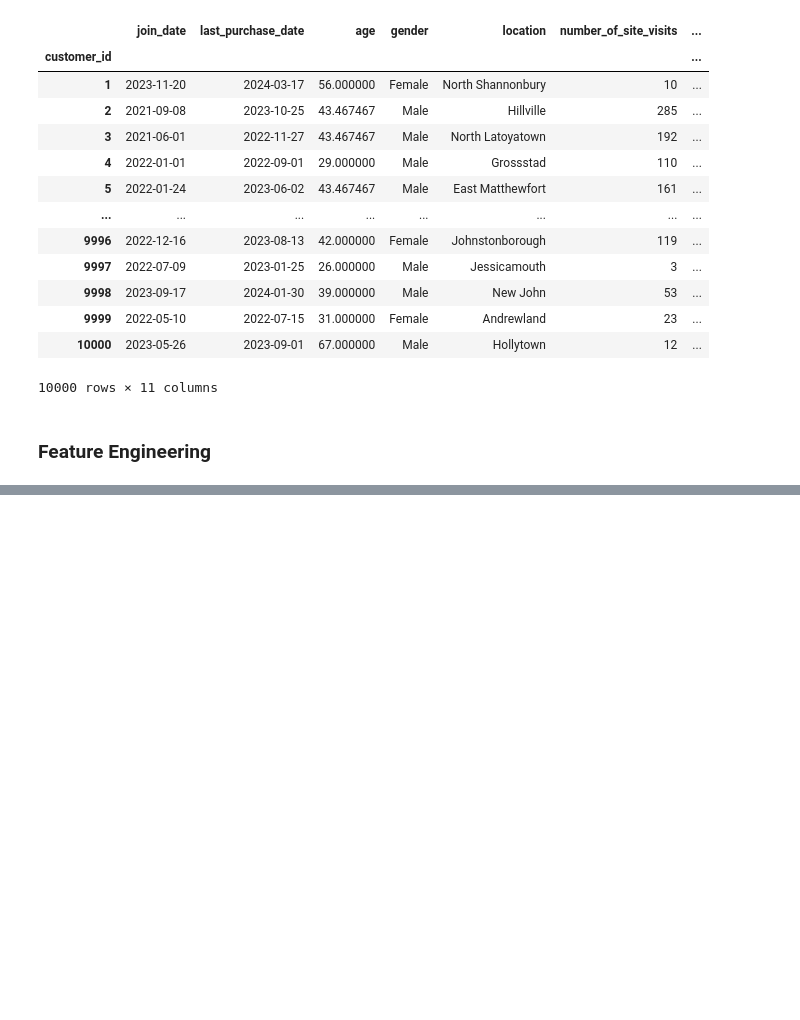
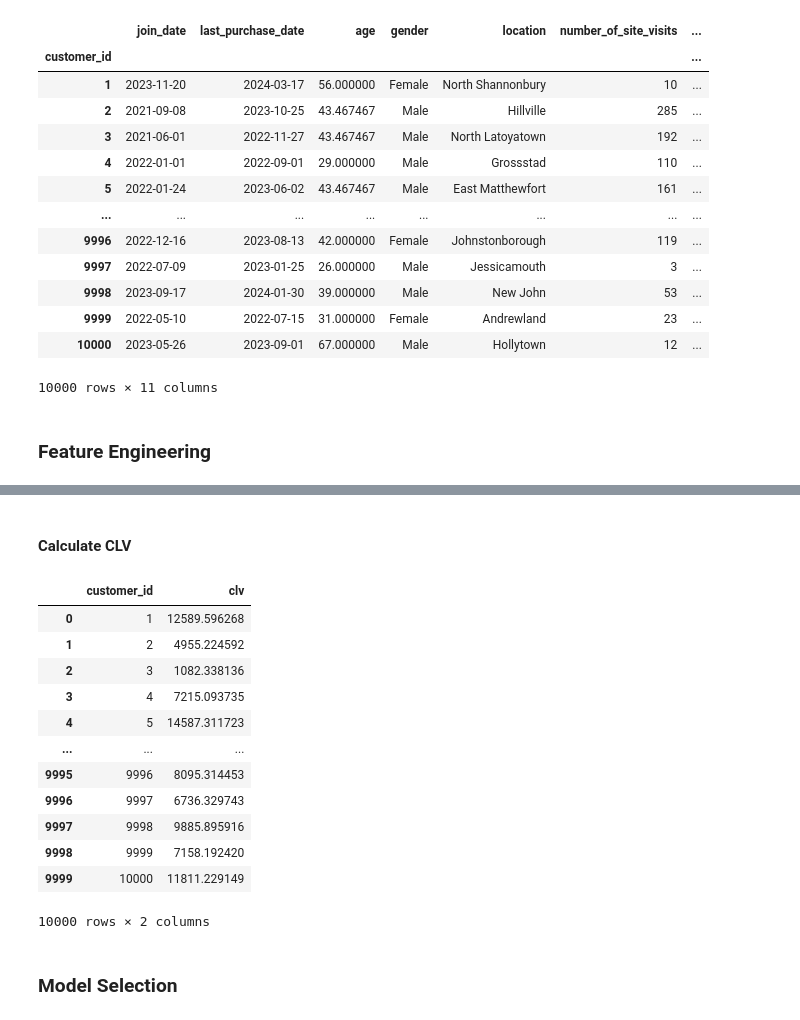
Before and after one commit to richard2323233/schulich_data_science, a Jupyter notebook: assignment 2.ipynb, the cells around one changed output, grey strips where cells are left out. Saved outputs shown, nothing was run; the diff lists cells and outputs as text; code cells hidden in the pictures; blank space fills up the shorter version.

```diff
--- a/assignment 2.ipynb
+++ b/assignment 2.ipynb
@@ -308,0 +329,36 @@ joint_data.head()
+# %% [markdown]
+#### Calculate CLV
+# %%
+# Calculate Average Purchase Value for each customer
+joint_data['average_purchase_value'] = joint_data['monetary'] / joint_data['frequency']
+
+# Calculate Average Purchase Frequency Rate (assuming you have tenure in months for a better rate calculation)
+joint_data['average_purchase_frequency'] = joint_data['frequency'] / (joint_data['tenure'] / 30)
+
+# Calculate Customer Value
+joint_data['customer_value'] = joint_data['average_purchase_value'] * joint_data['average_purchase_frequency']
+
+# Calculate Average Customer Lifespan (in months)
+average_customer_lifespan = joint_data['tenure'].mean() / 30  # Converting days to months
+
+# Calculate CLV for Each Customer
+joint_data['clv'] = joint_data['customer_value'] * average_customer_lifespan
+
+# Display the DataFrame with CLV for each customer
+joint_data[['customer_id', 'clv']]
+# %% [output]
+|  | customer_id | clv |
+| 0 | 1 | 12589.596268 |
+| 1 | 2 | 4955.224592 |
+| 2 | 3 | 1082.338136 |
+| 3 | 4 | 7215.093735 |
+| 4 | 5 | 14587.311723 |
+| ... | ... | ... |
+| 9995 | 9996 | 8095.314453 |
+| 9996 | 9997 | 6736.329743 |
+| 9997 | 9998 | 9885.895916 |
+| 9998 | 9999 | 7158.192420 |
+| 9999 | 10000 | 11811.229149 |
+10000 rows × 2 columns
+# %% [markdown]
+### Model Selection
```
Also changed, not shown: parts of 15 cells of this notebook.
